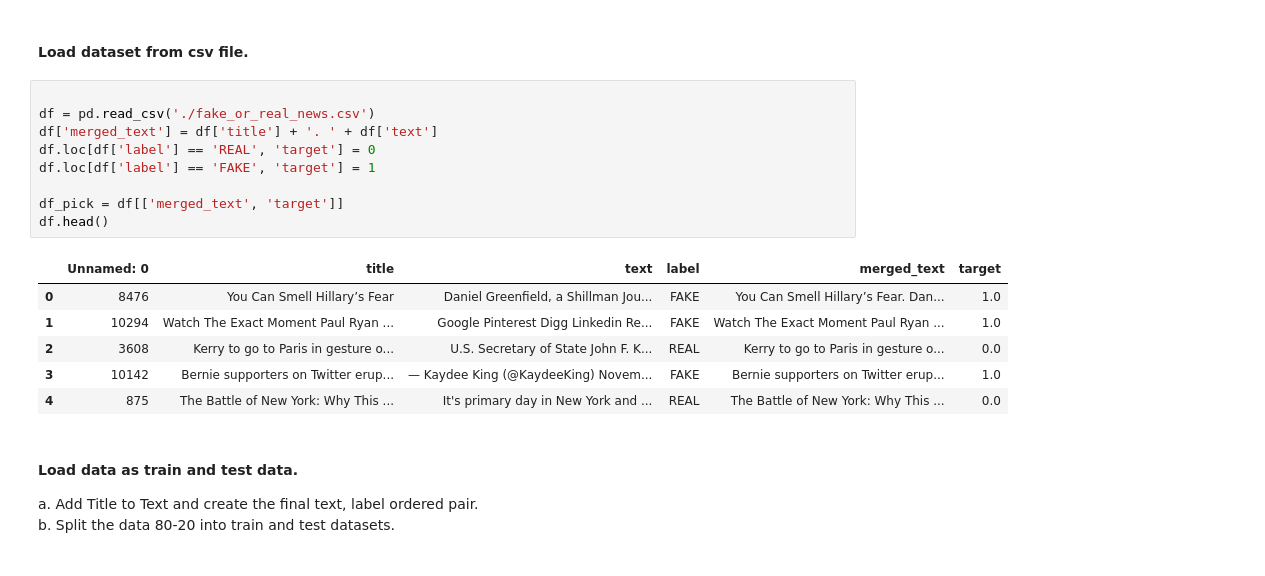
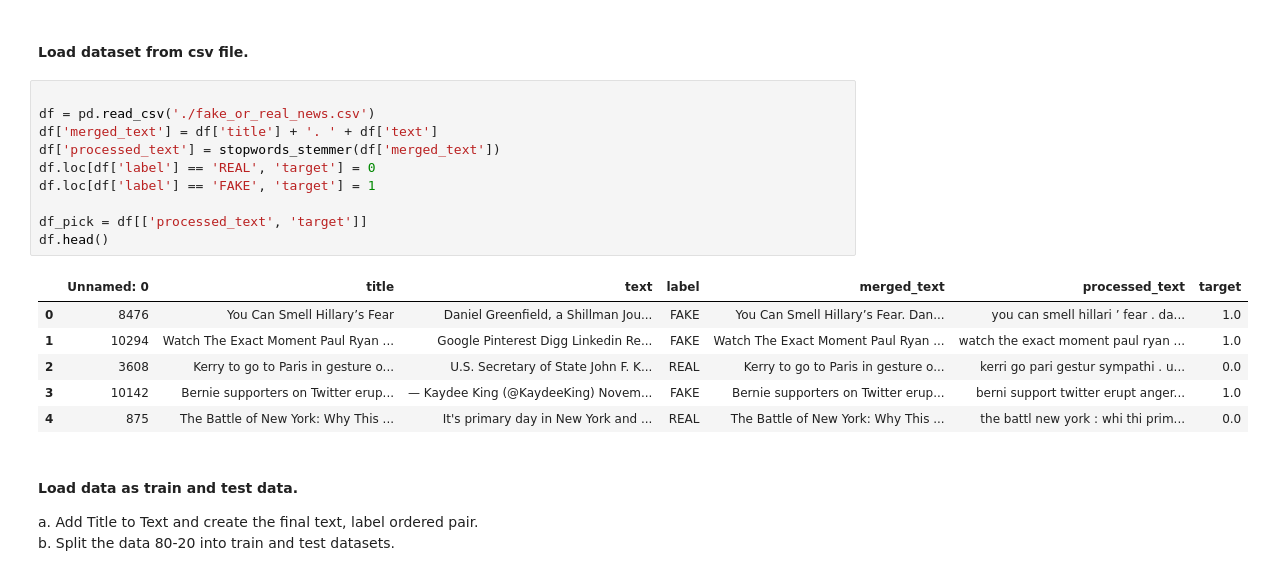
Before and after one commit to Luna-Xinyue/FakeNewsDetector, a Jupyter notebook: LSTM.ipynb, the cells around one changed output. Cells and saved outputs as stored; diff of their text form.

```diff
--- a/LSTM.ipynb
+++ b/LSTM.ipynb
@@ -16,19 +24,20 @@ tf.random.set_seed(10)
 # %%
 
 df = pd.read_csv('./fake_or_real_news.csv')
 df['merged_text'] = df['title'] + '. ' + df['text']
+df['processed_text'] = stopwords_stemmer(df['merged_text'])
 df.loc[df['label'] == 'REAL', 'target'] = 0
 df.loc[df['label'] == 'FAKE', 'target'] = 1
 
-df_pick = df[['merged_text', 'target']]
+df_pick = df[['processed_text', 'target']]
 df.head()
 # %% [output]
-|  | Unnamed: 0 | title | text | label | merged_text | target |
-| 0 | 8476 | You Can Smell Hillary’s Fear | Daniel Greenfield, a Shillman Jou... | FAKE | You Can Smell Hillary’s Fear. Dan... | 1.0 |
-| 1 | 10294 | Watch The Exact Moment Paul Ryan ... | Google Pinterest Digg Linkedin Re... | FAKE | Watch The Exact Moment Paul Ryan ... | 1.0 |
-| 2 | 3608 | Kerry to go to Paris in gesture o... | U.S. Secretary of State John F. K... | REAL | Kerry to go to Paris in gesture o... | 0.0 |
-| 3 | 10142 | Bernie supporters on Twitter erup... | — Kaydee King (@KaydeeKing) Novem... | FAKE | Bernie supporters on Twitter erup... | 1.0 |
-| 4 | 875 | The Battle of New York: Why This ... | It's primary day in New York and ... | REAL | The Battle of New York: Why This ... | 0.0 |
+|  | Unnamed: 0 | title | text | label | merged_text | processed_text | target |
+| 0 | 8476 | You Can Smell Hillary’s Fear | Daniel Greenfield, a Shillman Jou... | FAKE | You Can Smell Hillary’s Fear. Dan... | you can smell hillari ’ fear . da... | 1.0 |
+| 1 | 10294 | Watch The Exact Moment Paul Ryan ... | Google Pinterest Digg Linkedin Re... | FAKE | Watch The Exact Moment Paul Ryan ... | watch the exact moment paul ryan ... | 1.0 |
+| 2 | 3608 | Kerry to go to Paris in gesture o... | U.S. Secretary of State John F. K... | REAL | Kerry to go to Paris in gesture o... | kerri go pari gestur sympathi . u... | 0.0 |
+| 3 | 10142 | Bernie supporters on Twitter erup... | — Kaydee King (@KaydeeKing) Novem... | FAKE | Bernie supporters on Twitter erup... | berni support twitter erupt anger... | 1.0 |
+| 4 | 875 | The Battle of New York: Why This ... | It's primary day in New York and ... | REAL | The Battle of New York: Why This ... | the battl new york : whi thi prim... | 0.0 |
 # %% [markdown]
 #### Load data as train and test data.
   a. Add Title to Text and create the final text, label ordered pair.
```
Also changed, not shown: parts of 11 cells of this notebook, 3 other files.
